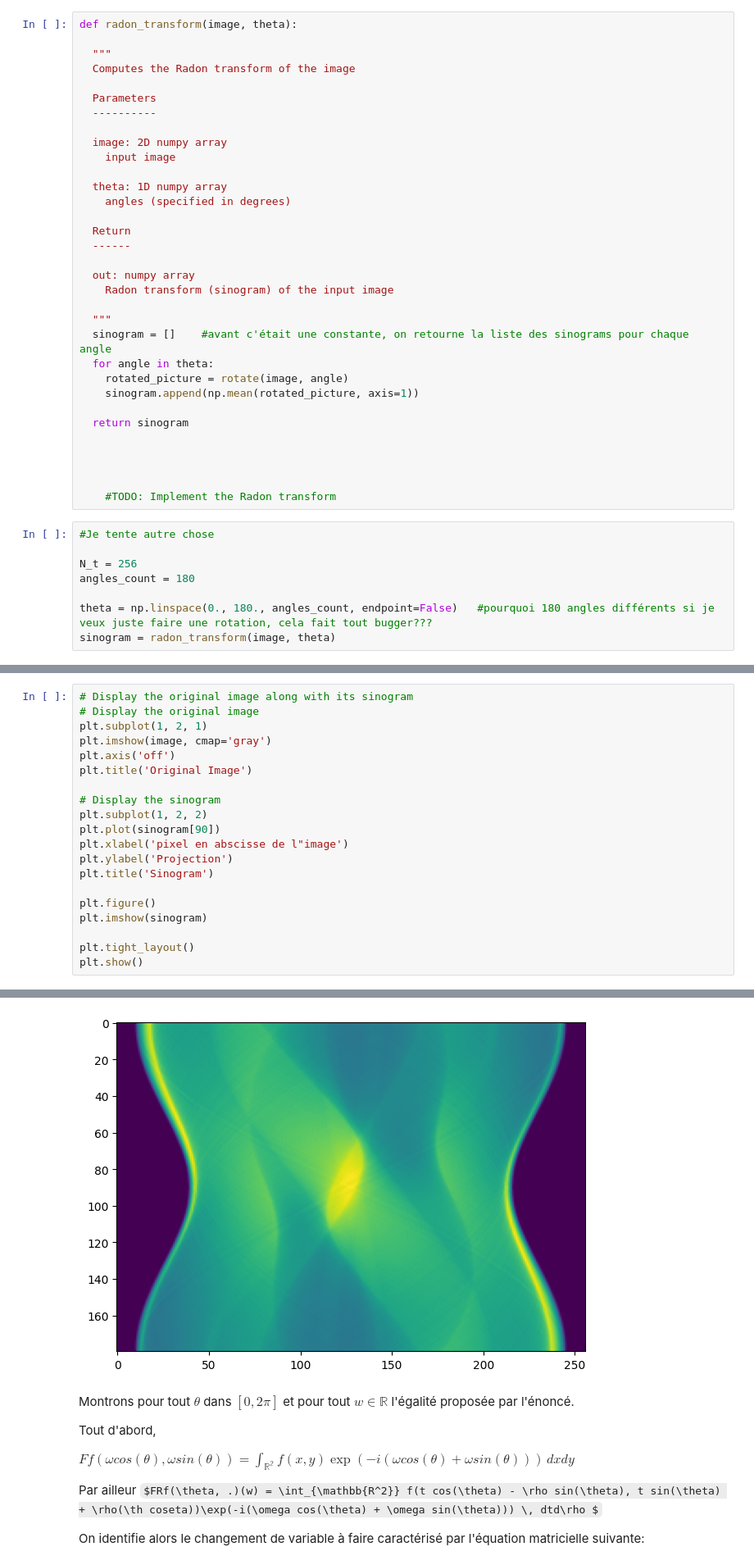
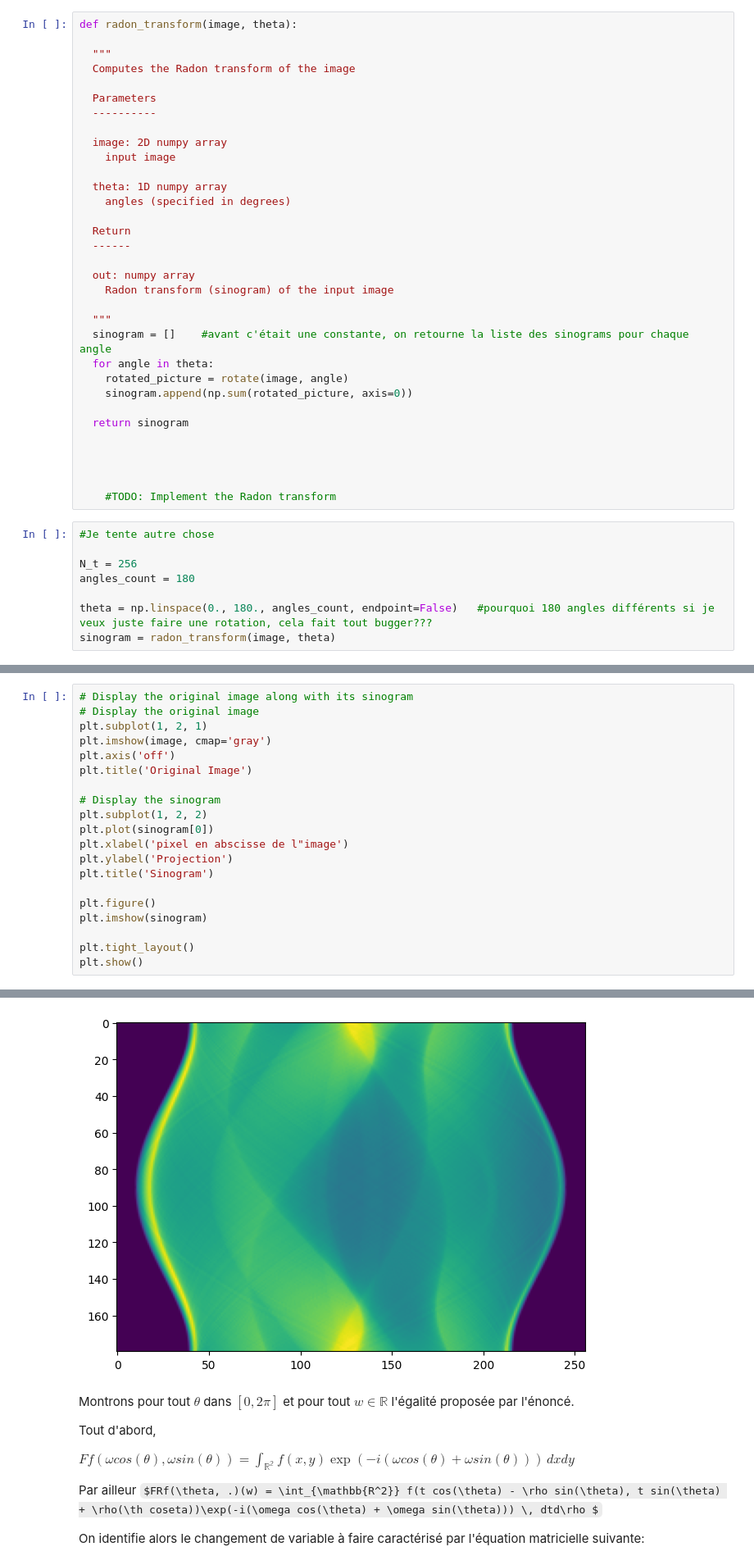
Before and after one commit to Mascof17/projet_optim, a Jupyter notebook: X-Ray Tomography.ipynb, the cells around one changed output, grey strips where cells are left out. Shown at 82% size. Saved outputs shown, nothing was run; the diff lists cells and outputs as text; some formulas as TeX source.

```diff
--- a/X-Ray Tomography.ipynb
+++ b/X-Ray Tomography.ipynb
@@ -66,7 +66,7 @@ def radon_transform(image, theta):
   sinogram = []    #avant c'était une constante, on retourne la liste des sinograms pour chaque angle
   for angle in theta:
     rotated_picture = rotate(image, angle)
-    sinogram.append(np.mean(rotated_picture, axis=1))
+    sinogram.append(np.sum(rotated_picture, axis=0))
 
   return sinogram
 
@@ -117,7 +102,7 @@ plt.title('Original Image')
 
 # Display the sinogram
 plt.subplot(1, 2, 2)
-plt.plot(sinogram[90])
+plt.plot(sinogram[0])
 plt.xlabel('pixel en abscisse de l"image')
 plt.ylabel('Projection')
 plt.title('Sinogram')
@@ -132,4 +117,4 @@ plt.show()
-[figure, old version]
+[figure, new version]
 # %% [markdown]
 
 Montrons pour tout $\theta$ dans $[0, 2\pi]$ et pour tout $w \in \mathbb{R}$ l'égalité proposée par l'énoncé.
```
Also changed, not shown: parts of 9 cells of this notebook.
